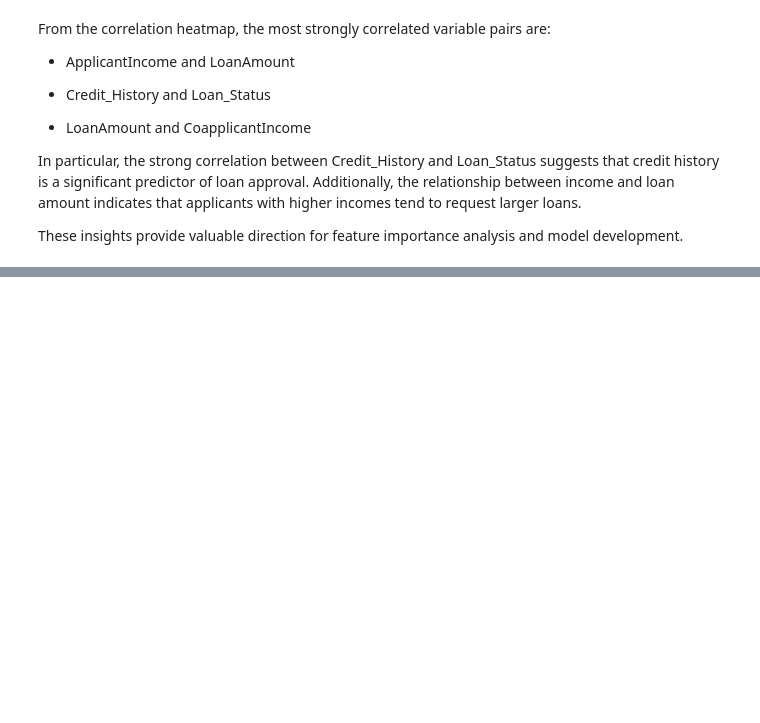
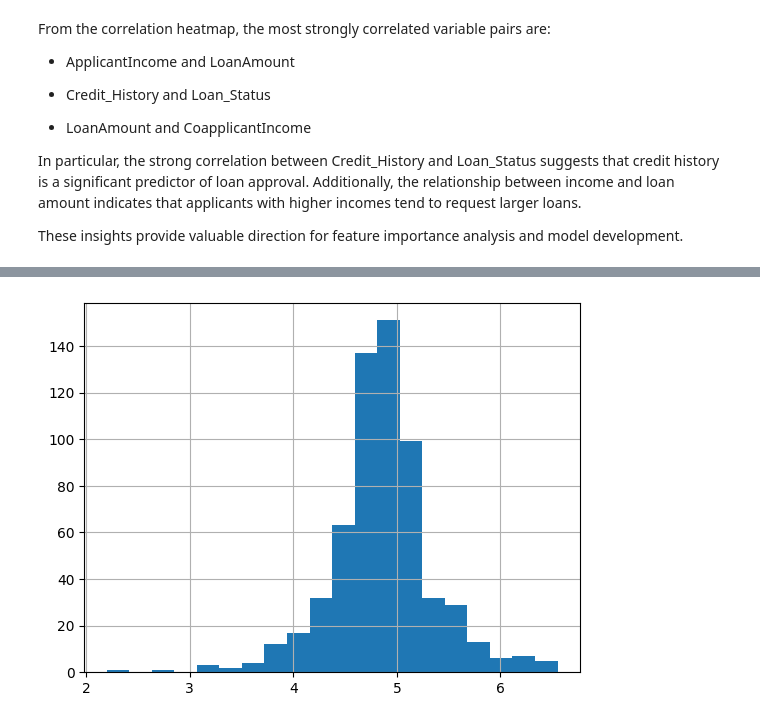
Before and after one commit to HamzaLatif02/Loan_Prediction, a Jupyter notebook: code/data.ipynb, the cells around one changed output, grey strips where cells are left out. Saved outputs shown, nothing was run; the diff lists cells and outputs as text; code cells hidden in the pictures; blank space fills up the shorter version.

```diff
--- a/code/data.ipynb
+++ b/code/data.ipynb
@@ -439,0 +481,6 @@ These insights provide valuable direction for feature importance analysis and mo
+# %%
+train_data['Gender'].fillna(train_data['Gender'].mode()[0], inplace=True)
+train_data['Married'].fillna(train_data['Married'].mode()[0], inplace=True)
+train_data['Dependents'].fillna(train_data['Dependents'].mode()[0], inplace=True)
+train_data['Self_Employed'].fillna(train_data['Self_Employed'].mode()[0], inplace=True)
+train_data['Credit_History'].fillna(train_data['Credit_History'].mode()[0], inplace=True)
@@ -439,0 +506,2 @@ These insights provide valuable direction for feature importance analysis and mo
+# %%
+train_data['Loan_Amount_Term'].fillna(train_data['Loan_Amount_Term'].mode()[0], inplace=True)
@@ -439,0 +514,2 @@ These insights provide valuable direction for feature importance analysis and mo
+# %%
+train_data['LoanAmount'].fillna(train_data['LoanAmount'].median(), inplace=True)
@@ -439,0 +537,7 @@ These insights provide valuable direction for feature importance analysis and mo
+# %%
+test_data['Gender'].fillna(train_data['Gender'].mode()[0], inplace=True)
+test_data['Dependents'].fillna(train_data['Dependents'].mode()[0], inplace=True)
+test_data['Self_Employed'].fillna(train_data['Self_Employed'].mode()[0], inplace=True)
+test_data['Credit_History'].fillna(train_data['Credit_History'].mode()[0], inplace=True)
+test_data['Loan_Amount_Term'].fillna(train_data['Loan_Amount_Term'].mode()[0], inplace=True)
+test_data['LoanAmount'].fillna(train_data['LoanAmount'].median(), inplace=True)
@@ -439,0 +554,7 @@ These insights provide valuable direction for feature importance analysis and mo
+# %%
+train_data['LoanAmount_log'] = np.log(train_data['LoanAmount'])
+train_data['LoanAmount_log'].hist(bins=20)
+
+test_data['LoanAmount_log'] = np.log(test_data['LoanAmount'])
+# %% [output]
+[figure, added]
```
Also changed, not shown: parts of 16 cells of this notebook.
